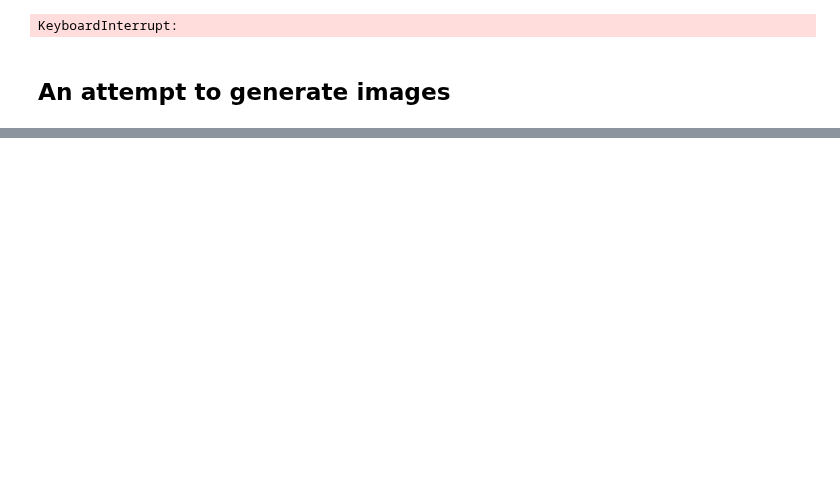
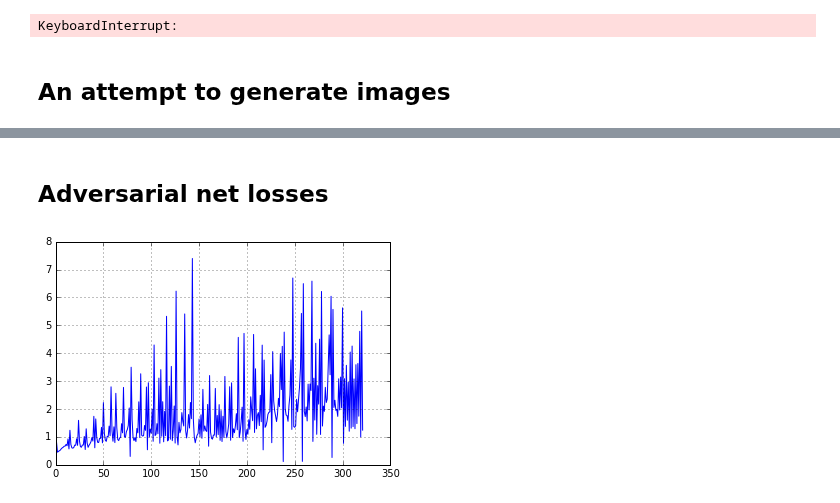
Before and after one commit to robolamp/SleepingCalligrapher, a Jupyter notebook: chars_GAN.ipynb, the cells around one changed output, grey strips where cells are left out. Saved outputs shown, nothing was run; the diff lists cells and outputs as text; code cells hidden in the pictures; blank space fills up the shorter version.

```diff
--- a/chars_GAN.ipynb
+++ b/chars_GAN.ipynb
@@ -297,0 +314,7 @@ plt.show()
+# %% [markdown]
+## Adversarial net losses
+# %%
+plt.plot(adv_losses["loss"])
+plt.grid()
+# %% [output]
+[figure, added]
```
Also changed, not shown: parts of 9 cells of this notebook.
